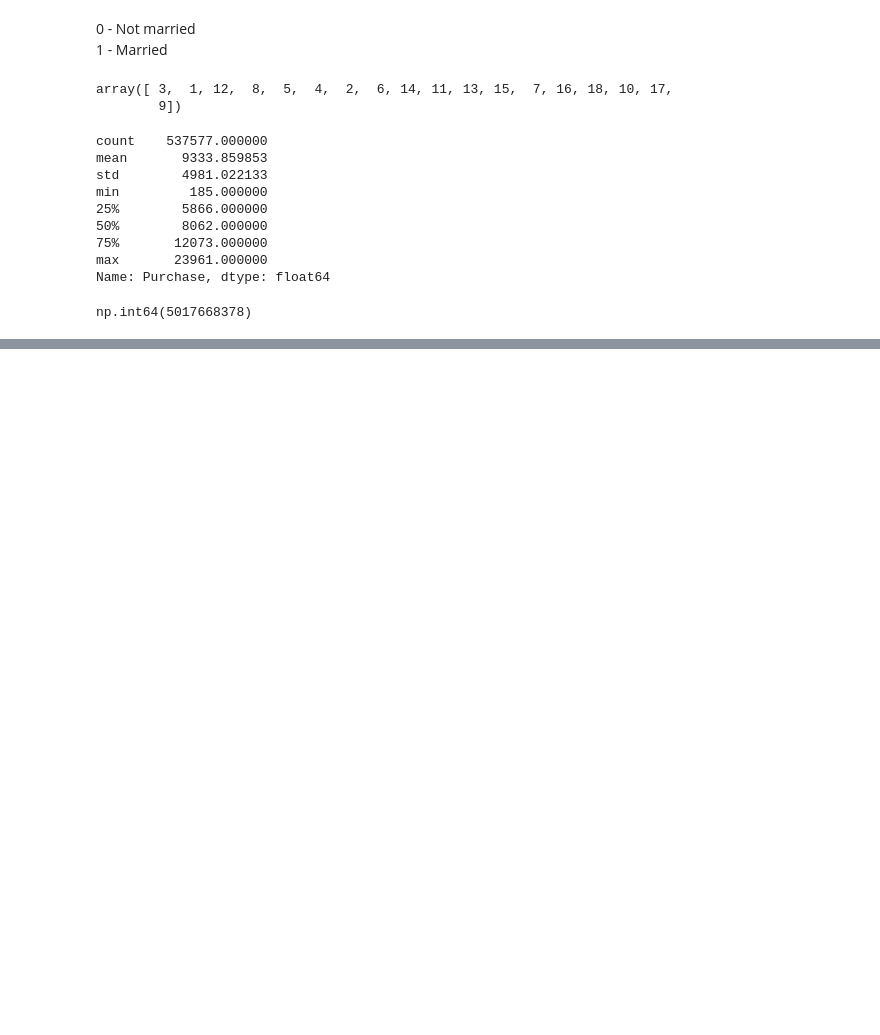
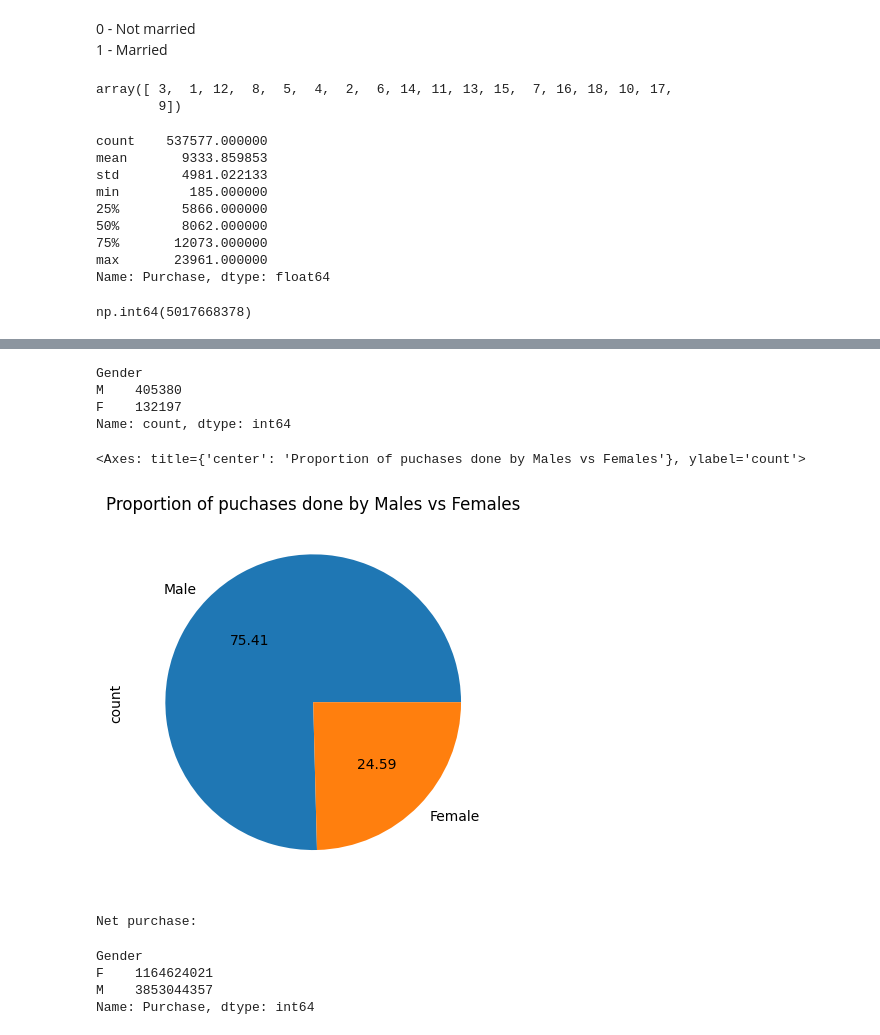
Before and after one commit to rishikeshpaulcode/Black-Friday-Sales-Analysis, a Jupyter notebook: black-friday-sales-analysis.ipynb, the cells around one changed output, grey strips where cells are left out. Drawn from its saved outputs; the diff is of its cells as text; code cells hidden in the pictures; blank space fills up the shorter version.

Commit message:
Did gender analysis

```diff
--- a/black-friday-sales-analysis.ipynb
+++ b/black-friday-sales-analysis.ipynb
@@ -191,0 +205,26 @@ np.int64(5017668378)
+# %%
+df['Gender'].value_counts()
+# %% [output]
+Gender
+M    405380
+F    132197
+Name: count, dtype: int64
+# %%
+df['Gender'].value_counts().plot(kind='pie',
+                                  labels=['Male', 'Female'],
+                                  autopct='%.2f',
+                                  title='Proportion of puchases done by Males vs Females')
+# %% [output]
+<Axes: title={'center': 'Proportion of puchases done by Males vs Females'}, ylabel='count'>
+[figure, added]
+# %%
+df_gender = df.groupby(by='Gender')
+
+print('Net purchase:')
+df_gender['Purchase'].sum()
+# %% [output]
+Net purchase:
+Gender
+F    1164624021
+M    3853044357
+Name: Purchase, dtype: int64
```
Also changed, not shown: parts of 8 cells of this notebook.
